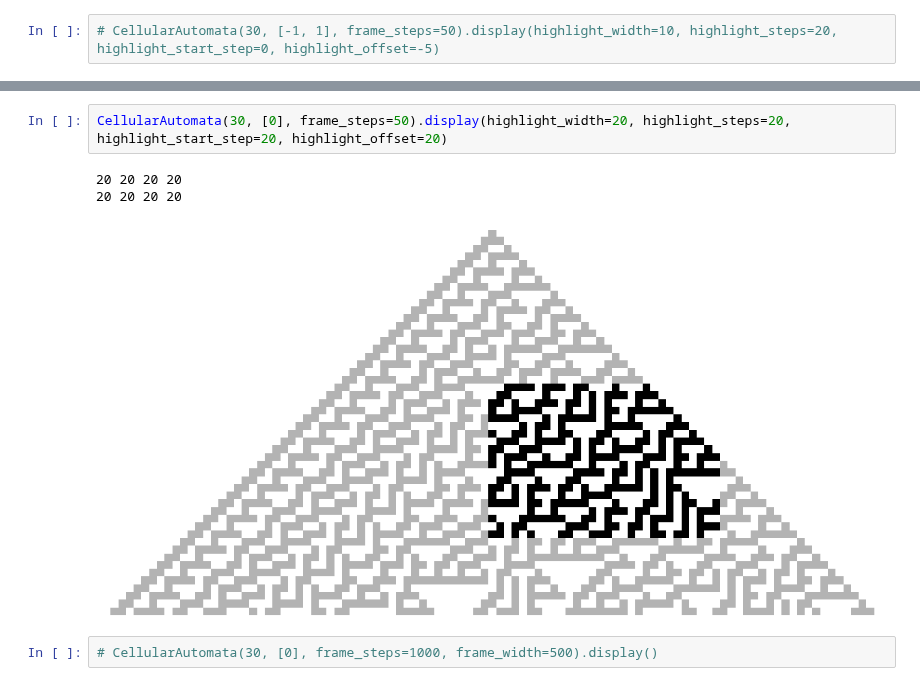
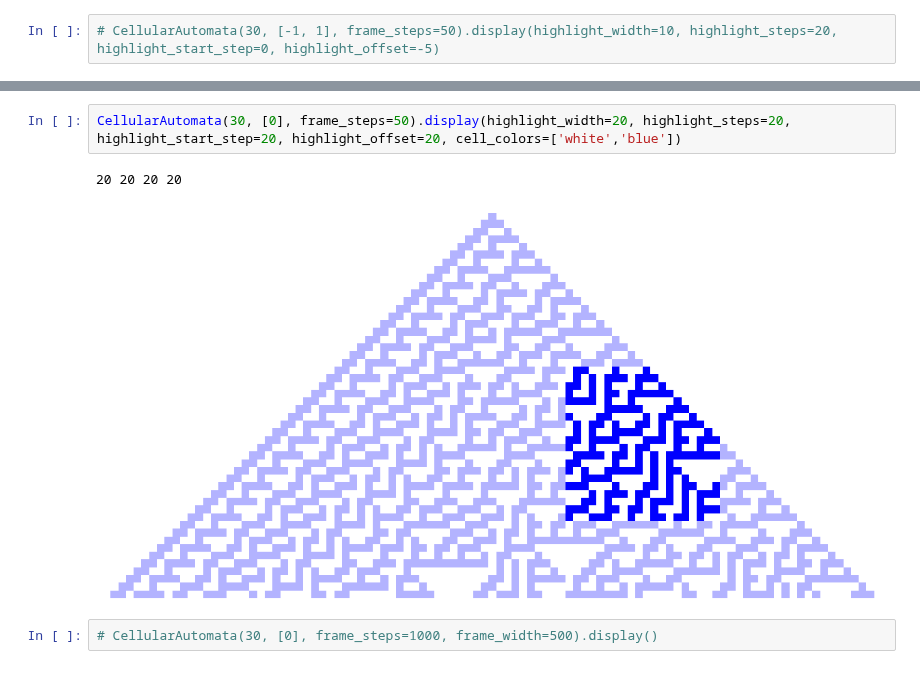
Before and after one commit to orome/automata-py, a Jupyter notebook: demo.ipynb, the cells around one changed output, grey strips where cells are left out. Drawn from its saved outputs; the diff is of its cells as text.

```diff
--- a/demo.ipynb
+++ b/demo.ipynb
@@ -21,10 +19,9 @@ None None 6 None
 [figure]
 # %%
-CellularAutomata(30, [0], frame_steps=50).display(highlight_width=20, highlight_steps=20, highlight_start_step=20, highlight_offset=20)
+CellularAutomata(30, [0], frame_steps=50).display(highlight_width=20, highlight_steps=20, highlight_start_step=20, highlight_offset=20, cell_colors=['white','blue'])
 # %% [output]
 20 20 20 20
-20 20 20 20
-[figure, old version]
+[figure, new version]
 # %%
 # CellularAutomata(30, [0], frame_steps=1000, frame_width=500).display()
 # %%
```
Also changed, not shown: parts of 14 cells of this notebook, 1 other file.
